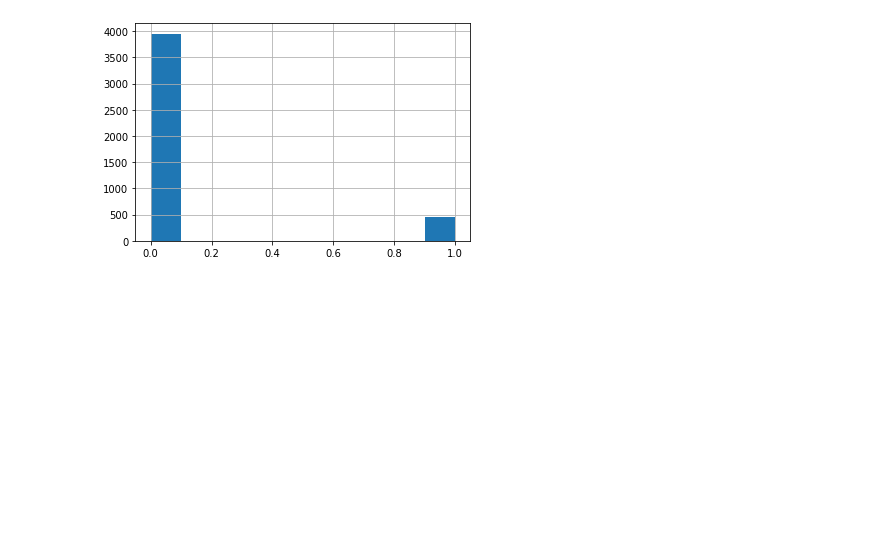
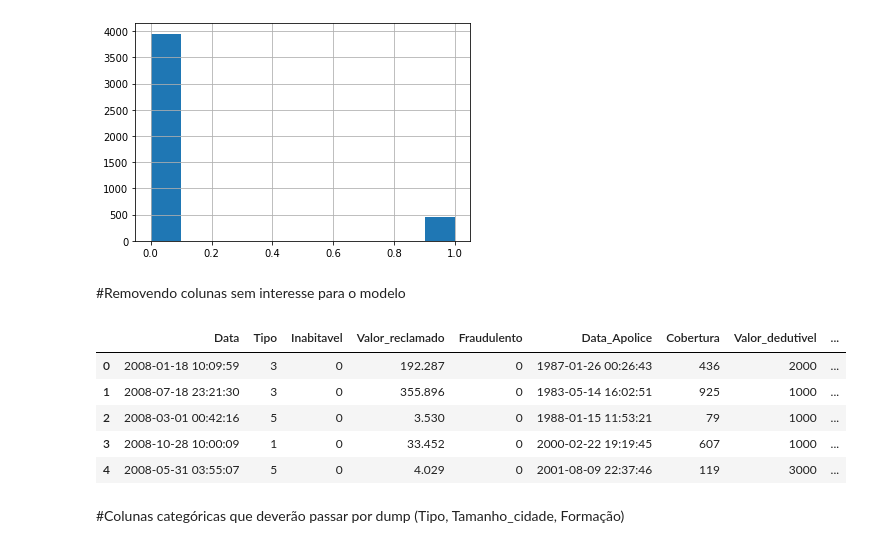
Before and after one commit to gelsonschneider/testes-colab-data-science, a Jupyter notebook: RegressãoLogistica_fraudes_em_seguro_Residencial.ipynb, the cells around one changed output. Saved outputs shown, nothing was run; the diff lists cells and outputs as text; code cells hidden in the pictures; blank space fills up the shorter version.

Commit message:
Atualização notebook  implementação do modelo

```diff
--- a/RegressãoLogistica_fraudes_em_seguro_Residencial.ipynb
+++ b/RegressãoLogistica_fraudes_em_seguro_Residencial.ipynb
@@ -98,3 +96,18 @@ data['Fraudulento'].value_counts()
 1     463
 Name: Fraudulento, dtype: int64
 [figure]
+# %% [markdown]
+#Removendo colunas sem interesse para o modelo
+# %%
+data = data.drop(columns=['Id'])
+# %%
+data.head()
+# %% [output]
+|  | Data | Tipo | Inabitavel | Valor_reclamado | Fraudulento | Data_Apolice | Cobertura | Valor_dedutivel | ... |
+| 0 | 2008-01-18 10:09:59 | 3 | 0 | 192.287 | 0 | 1987-01-26 00:26:43 | 436 | 2000 | ... |
+| 1 | 2008-07-18 23:21:30 | 3 | 0 | 355.896 | 0 | 1983-05-14 16:02:51 | 925 | 1000 | ... |
+| 2 | 2008-03-01 00:42:16 | 5 | 0 | 3.530 | 0 | 1988-01-15 11:53:21 | 79 | 1000 | ... |
+| 3 | 2008-10-28 10:00:09 | 1 | 0 | 33.452 | 0 | 2000-02-22 19:19:45 | 607 | 1000 | ... |
+| 4 | 2008-05-31 03:55:07 | 5 | 0 | 4.029 | 0 | 2001-08-09 22:37:46 | 119 | 3000 | ... |
+# %% [markdown]
+#Colunas categóricas que deverão passar por dump (Tipo, Tamanho_cidade, Formação)
```
Also changed, not shown: parts of 10 cells of this notebook.
